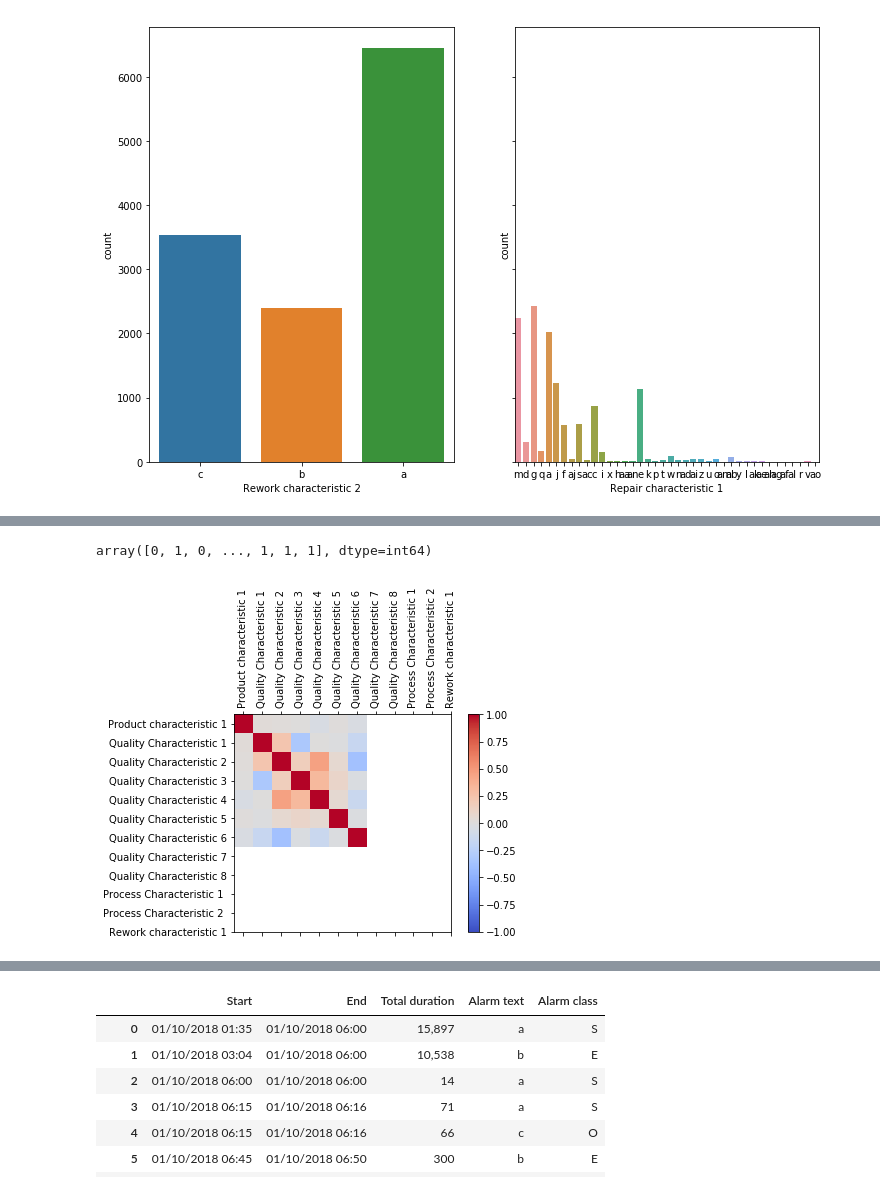
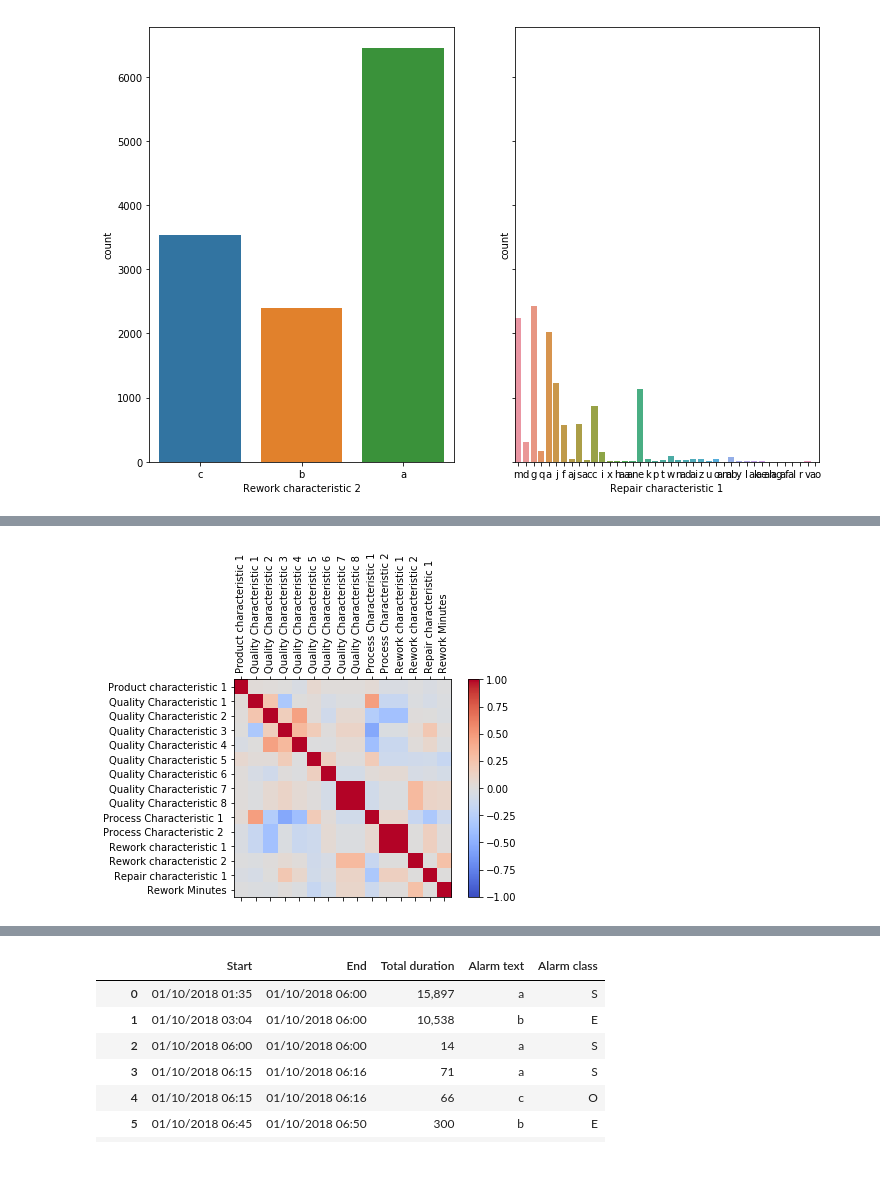
Before and after one commit to jetsaltydog/MINI_project, a Jupyter notebook: mini_data.ipynb, the cells around one changed output, grey strips where cells are left out. Saved outputs shown, nothing was run; the diff lists cells and outputs as text; code cells hidden in the pictures.

```diff
--- a/mini_data.ipynb
+++ b/mini_data.ipynb
@@ -266,14 +245,14 @@ quality_1
 # %%
-cont_quality = new_quality.iloc[:, 1:15]
+cont_quality = new_quality.iloc[:, 1:16]
 # %%
 cont_quality['Quality Characteristic 5'] = le.fit_transform(np.array(cont_quality.iloc[:,5:6]))
 cont_quality['Quality Characteristic 6'] = le.fit_transform(np.array(cont_quality.iloc[:,6:7]))
 cont_quality['Quality Characteristic 7'] = le.fit_transform(np.array(cont_quality.iloc[:,7:8]))
-cont_quality['Quality Characteristic 8'] = le.fit_transform(np.array(new_quality.iloc[:,9:10]))
-#cont_quality['Process Characteristic 1'] = le.fit_transform(np.array(new_quality.iloc[:,10:11]))
-#cont_quality['Rework Characteristic 1'] = le.fit_transform(np.array(new_quality.iloc[:,12:13]))
-#cont_quality['Rework Characteristic 2'] = le.fit_transform(np.array(new_quality.iloc[:,13:14]))
-#cont_quality['Repair Characteristic 1'] = le.fit_transform(np.array(new_quality.iloc[:,14:15]))
+cont_quality['Quality Characteristic 8'] = le.fit_transform(np.array(new_quality.iloc[:,8:9]))
+cont_quality.iloc[:, 9:10] = le.fit_transform(np.array(new_quality.iloc[:,9:10]))
+cont_quality['Rework characteristic 1'] = le.fit_transform(np.array(new_quality.iloc[:,11:12]))
+cont_quality['Rework characteristic 2'] = le.fit_transform(np.array(new_quality.iloc[:,12:13]))
+cont_quality['Repair characteristic 1'] = le.fit_transform(np.array(new_quality.iloc[:,13:14]))
 # %%
 cont_quality
 # %% [output]
@@ -339,19 +277,15 @@ Name: Product characteristic 1, Length: 12386, dtype: int64
-# %%
-le.fit_transform(np.array(new_quality.iloc[:,1:2]))
-# %% [output]
-array([0, 1, 0, ..., 1, 1, 1], dtype=int64)
 # %%
-corr = data.corr()
+corr = cont_quality.corr()
 fig = plt.figure()
 ax = fig.add_subplot(111)
 cax = ax.matshow(corr,cmap='coolwarm', vmin=-1, vmax=1)
 fig.colorbar(cax)
-ticks = np.arange(0,len(quality_1.columns),1)
+ticks = np.arange(0,len(cont_quality.columns),1)
 ax.set_xticks(ticks)
 plt.xticks(rotation=90)
 ax.set_yticks(ticks)
-ax.set_xticklabels(quality_1.columns)
-ax.set_yticklabels(quality_1.columns)
+ax.set_xticklabels(cont_quality.columns)
+ax.set_yticklabels(cont_quality.columns)
 plt.show()
 # %% [output]
-[figure, old version]
+[figure, new version]
```
Also changed, not shown: parts of 5 cells of this notebook.
